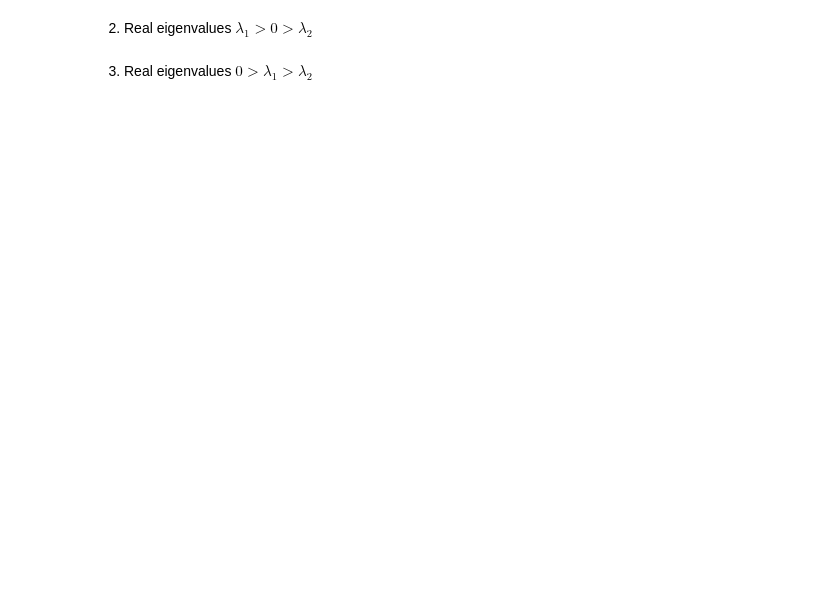
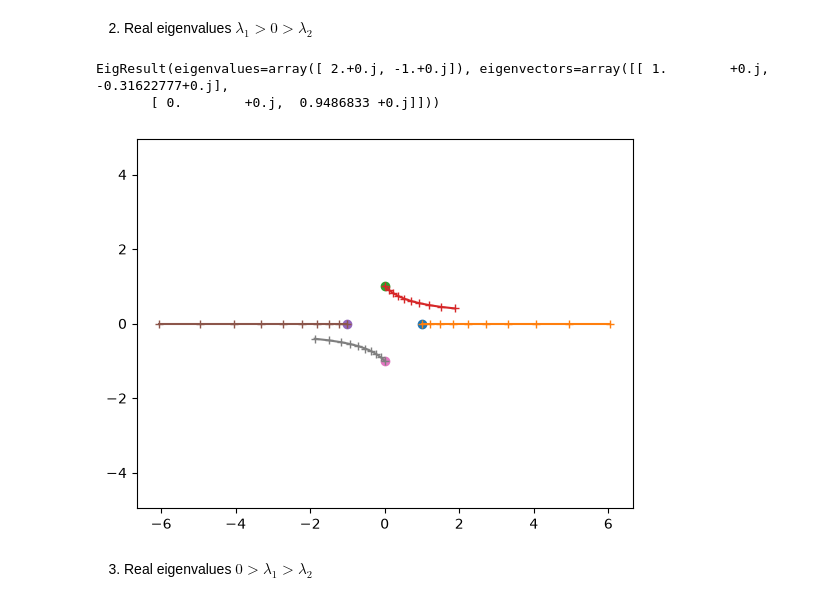
Before and after one commit to XiuningZhang/B50_Scientific_Computing, a Jupyter notebook: 06_ODE_Ex.ipynb, the cells around one changed output. Saved outputs shown, nothing was run; the diff lists cells and outputs as text; code cells hidden in the pictures; blank space fills up the shorter version.

```diff
--- a/06_ODE_Ex.ipynb
+++ b/06_ODE_Ex.ipynb
@@ -42,3 +42,9 @@ $$ y(t) = e^{At} y(0), $$
 where $y(0)$ is an $n$-dimensional initial state.
 
 * Verify this by expanding $e^{At}$ accordint to the definition and differentiating each term by $t$.
+# %%
+from scipy.linalg import expm
+A = np.array([[-1.0, 2.0], [-2.0, -1.0]])
+t, h = 0.7, 1e-6
+dexp = (expm(A * (t + h)) - expm(A * (t - h))) / (2 * h)   # d/dt e^{At}
+print(np.allclose(dexp, A @ expm(A * t)))                   # True: equals A e^{At}
@@ -71,4 +85,11 @@ linear2D(A, t=np.arange(0, 1, 0.1))
 # %% [markdown]
 2) Real eigenvalues $\lambda_1 > 0 > \lambda_2$
+# %%
+A = np.array([[2, 1], [0, -1]])
+linear2D(A, t=np.arange(0, 1, 0.1))
+# %% [output]
+EigResult(eigenvalues=array([ 2.+0.j, -1.+0.j]), eigenvectors=array([[ 1.        +0.j, -0.31622777+0.j],
+       [ 0.        +0.j,  0.9486833 +0.j]]))
+[figure, added]
 # %% [markdown]
 3) Real eigenvalues $0 > \lambda_1 > \lambda_2$
```
Also changed, not shown: parts of 20 cells of this notebook, 3 other files.
